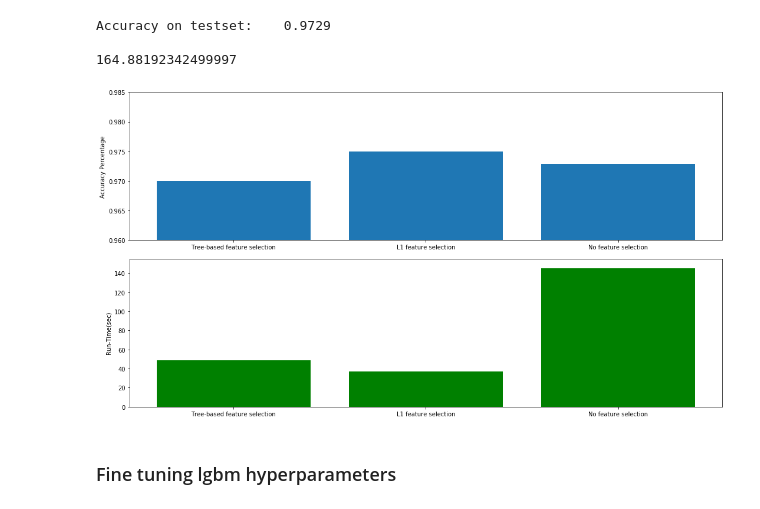
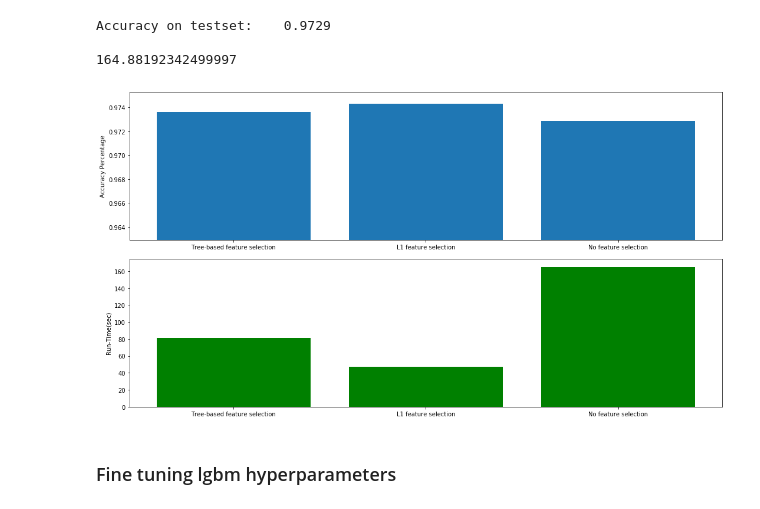
Before and after one commit to mattxushuai/Thinkful-DS, a Jupyter notebook: Supervised Learning Capstone Matt Xu.ipynb, the cells around one changed output. Drawn from its saved outputs; the diff is of its cells as text; code cells hidden in the pictures.

```diff
--- a/Supervised Learning Capstone Matt Xu.ipynb
+++ b/Supervised Learning Capstone Matt Xu.ipynb
@@ -1444,30 +1520,30 @@ Accuracy on testset:    0.9729
 164.88192342499997
 # %%
 label = ('Tree-based feature selection','L1 feature selection', 'No feature selection')
-Accu = [0.97, 0.975, 0.9729]
-ExTime = [48.6,37.3,145.3]
+Accu = [0.9736, 0.9743, 0.9729]
+ExTime = [81,47,165]
 
 plt.figure(figsize = (15,8))
 y_pos = np.arange(len(label))
 
 #Accuracy
 plt.subplot(2,1,1)
 plt.bar(y_pos, Accu, align='center')
 plt.xticks(y_pos, label)
-plt.ylim(min(Accu)- 0.01 , max(Accu) +0.01)
+plt.ylim(min(Accu)- 0.01 , max(Accu) +0.001)
 plt.ylabel('Accuracy Percentage')
 
 #Execution Time
 plt.subplot(2,1,2)
 plt.bar(y_pos, ExTime, align='center', color = 'g')
 plt.xticks(y_pos, label)
 plt.ylim(0 , max(ExTime) + 10)
 plt.ylabel('Run-Time(sec)')
 
 plt.tight_layout()
 plt.show()
 # %% [output]
-[figure, old version]
+[figure, new version]
 # %% [markdown]
 ### Fine tuning lgbm hyperparameters
 # %%
```
Also changed, not shown: parts of 53 cells of this notebook.
